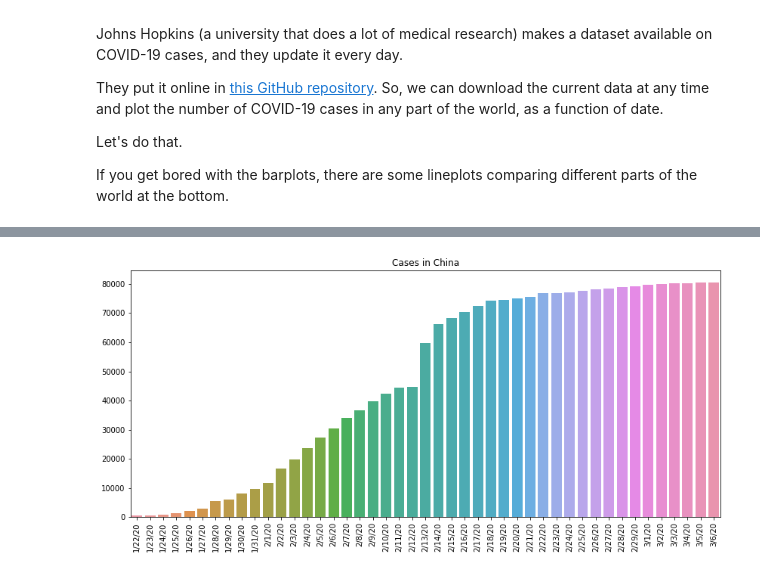
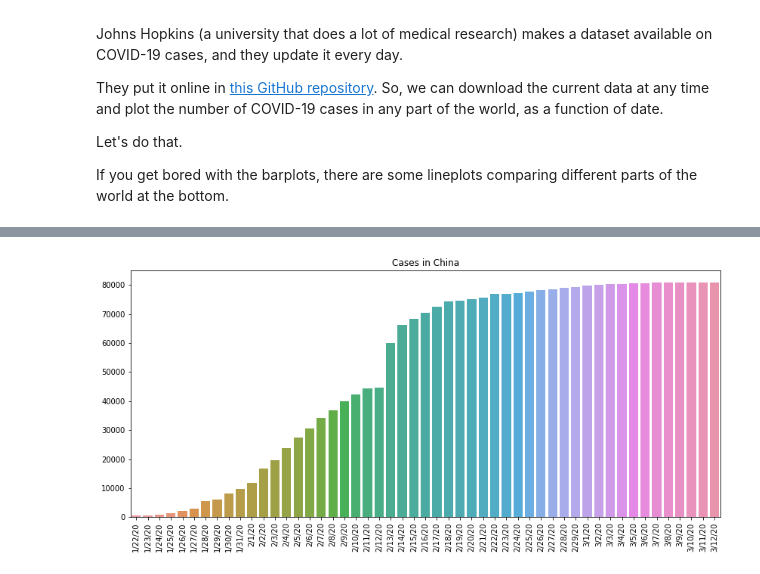
Before and after one commit to dhmay/pyscarelet, a Jupyter notebook: notebooks/explore_covid.ipynb, the cells around one changed output, grey strips where cells are left out. Saved outputs shown, nothing was run; the diff lists cells and outputs as text; code cells hidden in the pictures.

Commit message:
fixed China

```diff
--- a/notebooks/explore_covid.ipynb
+++ b/notebooks/explore_covid.ipynb
@@ -99,10 +99,10 @@ plot_casecount_by_date(df_timeseries, "Cases in the world")
 # %%
 # to plot the cases in China, give our function all the rows
-# where Country/Region is Mainland China
-df_china = df_timeseries[df_timeseries['Country/Region'] == 'Mainland China']
+# where Country/Region is China
+df_china = df_timeseries[df_timeseries['Country/Region'] == 'China']
 plot_casecount_by_date(df_china, "Cases in China")
 # %% [output]
-[figure, old version]
+[figure, new version]
 # %%
 df_US = df_timeseries[df_timeseries['Country/Region'] == 'US']
 plot_casecount_by_date(df_US, "Cases in the US")
```
Also changed, not shown: parts of 11 cells of this notebook.
